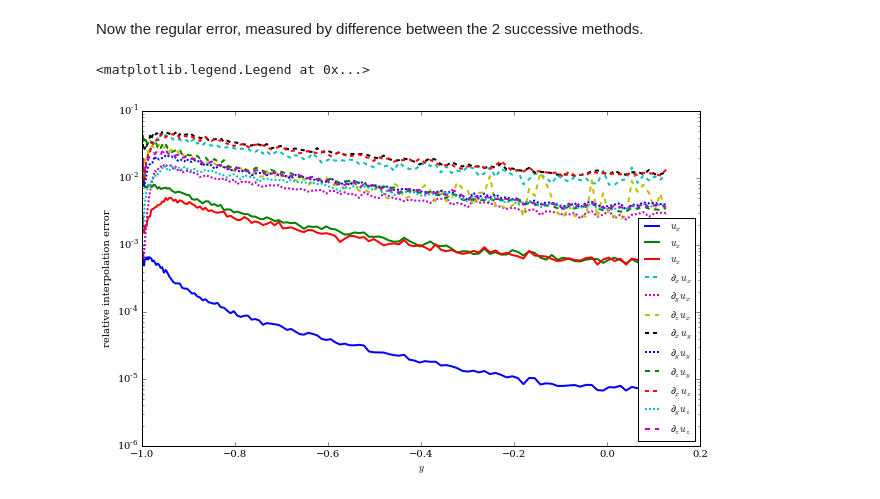
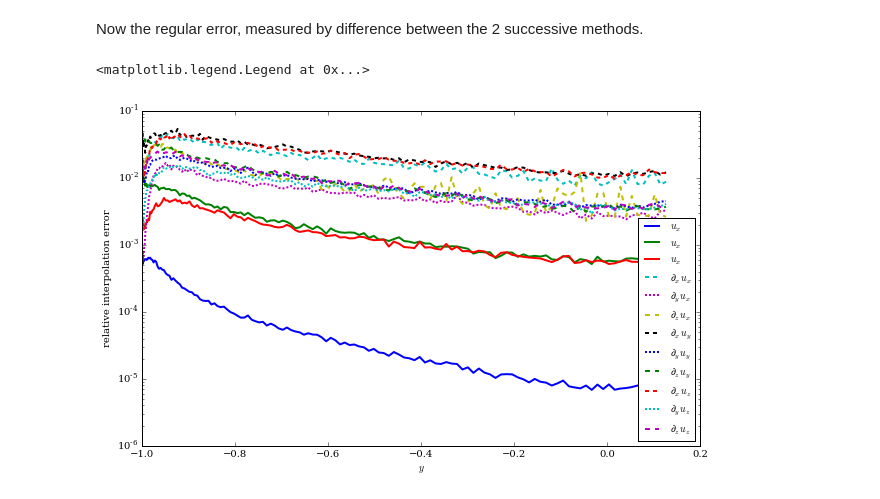
Before and after one commit to idies/pyJHTDB, a Jupyter notebook: examples/test_interp_DB.ipynb, the cells around one changed output. Cells and saved outputs as stored; diff of their text form; code cells hidden in the pictures.

Commit message:
DB test --- normalize div error "correctly"

```diff
--- a/examples/test_interp_DB.ipynb
+++ b/examples/test_interp_DB.ipynb
@@ -36,14 +35,14 @@ lJHTDB.initialize()
 for ii in interp_info:
     uval.append(lJHTDB.getData(
                 0.0,
-                x,
+                p,
                 sinterp = ii[0],
                 tinterp = 0,
                 data_set = info['name'],
                 getFunction = 'getVelocity'))
     current_gradu = lJHTDB.getData(
                 0.0,
-                x,
+                p,
                 sinterp = ii[0],
                 tinterp = 0,
                 data_set = info['name'],
@@ -61,6 +60,18 @@ lJHTDB.finalize()
 # %% [markdown]
 This is the divergence error.
 # %%
+divu = []
+for i in range(len(interp_info)):
+    current_gradu = gradu[i]
+    divu.append(np.sqrt(3)*
+                np.average(np.abs(
+                        current_gradu[..., 0] +
+                        current_gradu[..., 4] +
+                        current_gradu[..., 8]), axis = 0) /
+                np.average(np.sqrt(
+                        current_gradu[..., 0]**2 +
+                        current_gradu[..., 4]**2 +
+                        current_gradu[..., 8]**2), axis = 0))
 %matplotlib inline
 import matplotlib.pyplot as plt
 
@@ -82,40 +93,39 @@ Now the regular error, measured by difference between the 2 successive methods.
 # %%
 fig = plt.figure(figsize = (10, 6))
 ax = fig.add_subplot(111)
 def plot_component_error(
         err,
-        size,
         component,
         label,
         dashes = (None, None)):
-    ax.plot(info['ynodes'][::nskip][:err.shape[1]],
-            (np.average(err[..., component], axis = 0) /
-             np.average(size[..., component], axis = 0)),
+    ax.plot(info['ynodes'][::nskip][:err[0].shape[1]],
+            (np.average(err[0][..., component], axis = 0) /
+             np.average(err[1][..., component], axis = 0)),
             label = label,
             dashes = dashes,
             linewidth = 2)
 
-uerr  = np.abs(uval[0] - uval[1])
-usize = np.abs(uval[1])
-plot_component_error(uerr, usize, 0, '$u_x$')
-plot_component_error(uerr, usize, 1, '$u_x$')
-plot_component_error(uerr, usize, 2, '$u_x$')
-duerr  = np.abs(gradu[0] - gradu[1])
-dusize = np.abs(gradu[1])
-plot_component_error(duerr, dusize, 0, '$\\partial_x u_x$', dashes = (4,4))
-plot_component_error(duerr, dusize, 1, '$\\partial_y u_x$', dashes = (2,2))
-plot_component_error(duerr, dusize, 2, '$\\partial_z u_x$', dashes = (5,5))
-plot_component_error(duerr, dusize, 3, '$\\partial_x u_y$', dashes = (4,4))
-plot_component_error(duerr, dusize, 4, '$\\partial_y u_y$', dashes = (2,2))
-plot_component_error(duerr, dusize, 5, '$\\partial_z u_y$', dashes = (5,5))
-plot_component_error(duerr, dusize, 6, '$\\partial_x u_z$', dashes = (4,4))
-plot_component_error(duerr, dusize, 7, '$\\partial_y u_z$', dashes = (2,2))
-plot_component_error(duerr, dusize, 8, '$\\partial_z u_z$', dashes = (5,5))
+uerr  = (np.abs(uval[0] - uval[1]),
+         np.abs(uval[1]))
+plot_component_error(uerr, 0, '$u_x$')
+plot_component_error(uerr, 1, '$u_x$')
+plot_component_error(uerr, 2, '$u_x$')
+duerr  = (np.abs(gradu[0] - gradu[1]),
+          np.abs(gradu[1]))
+plot_component_error(duerr, 0, '$\\partial_x u_x$', dashes = (4,4))
+plot_component_error(duerr, 1, '$\\partial_y u_x$', dashes = (2,2))
+plot_component_error(duerr, 2, '$\\partial_z u_x$', dashes = (5,5))
+plot_component_error(duerr, 3, '$\\partial_x u_y$', dashes = (4,4))
+plot_component_error(duerr, 4, '$\\partial_y u_y$', dashes = (2,2))
+plot_component_error(duerr, 5, '$\\partial_z u_y$', dashes = (5,5))
+plot_component_error(duerr, 6, '$\\partial_x u_z$', dashes = (4,4))
+plot_component_error(duerr, 7, '$\\partial_y u_z$', dashes = (2,2))
+plot_component_error(duerr, 8, '$\\partial_z u_z$', dashes = (5,5))
 ax.legend(loc = 'best')
 ax.set_yscale('log')
 ax.set_xlabel('$y$')
 ax.set_ylabel('relative interpolation error')
 ax.legend(loc = 'best')
 # %% [output]
 <matplotlib.legend.Legend at 0x...>
-[figure, old version]
+[figure, new version]
```
Also changed, not shown: parts of 3 cells of this notebook.
